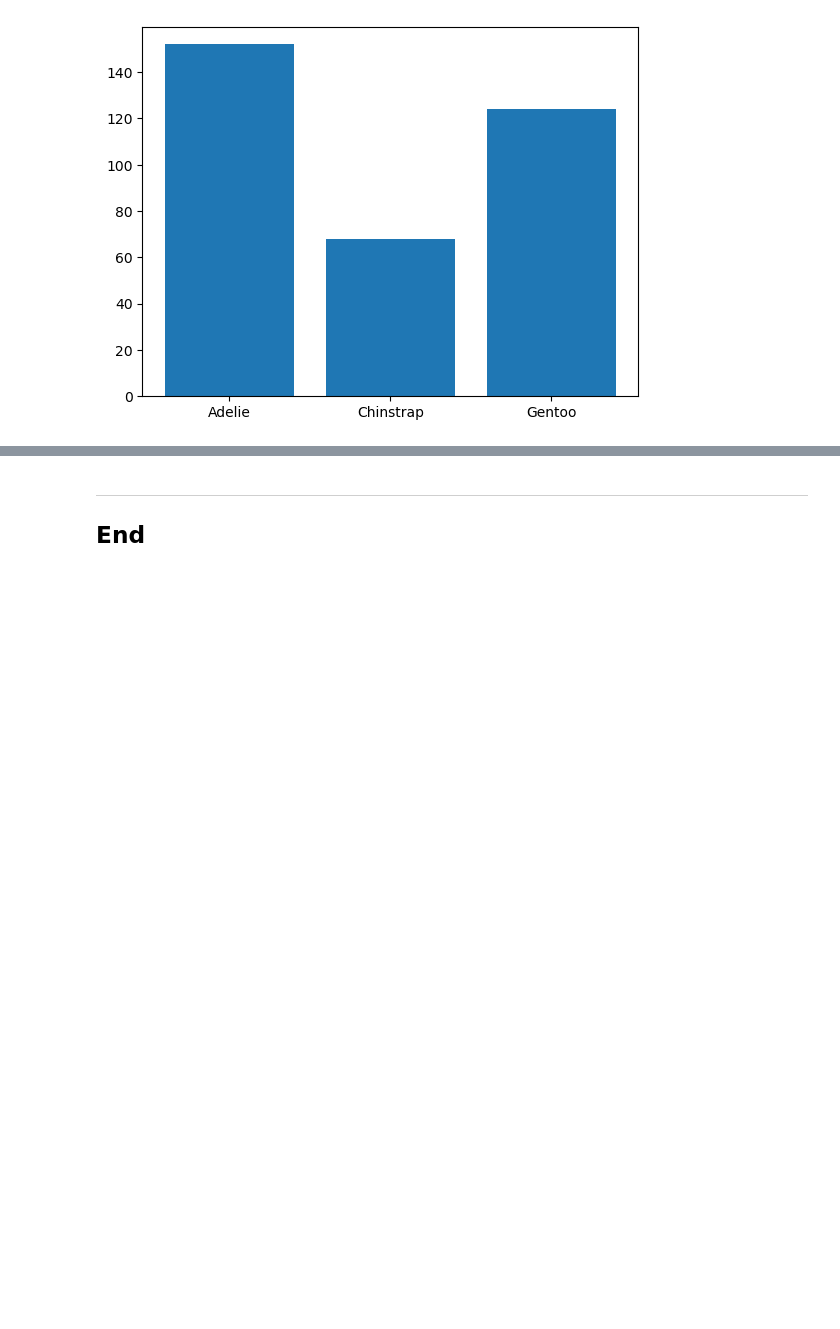
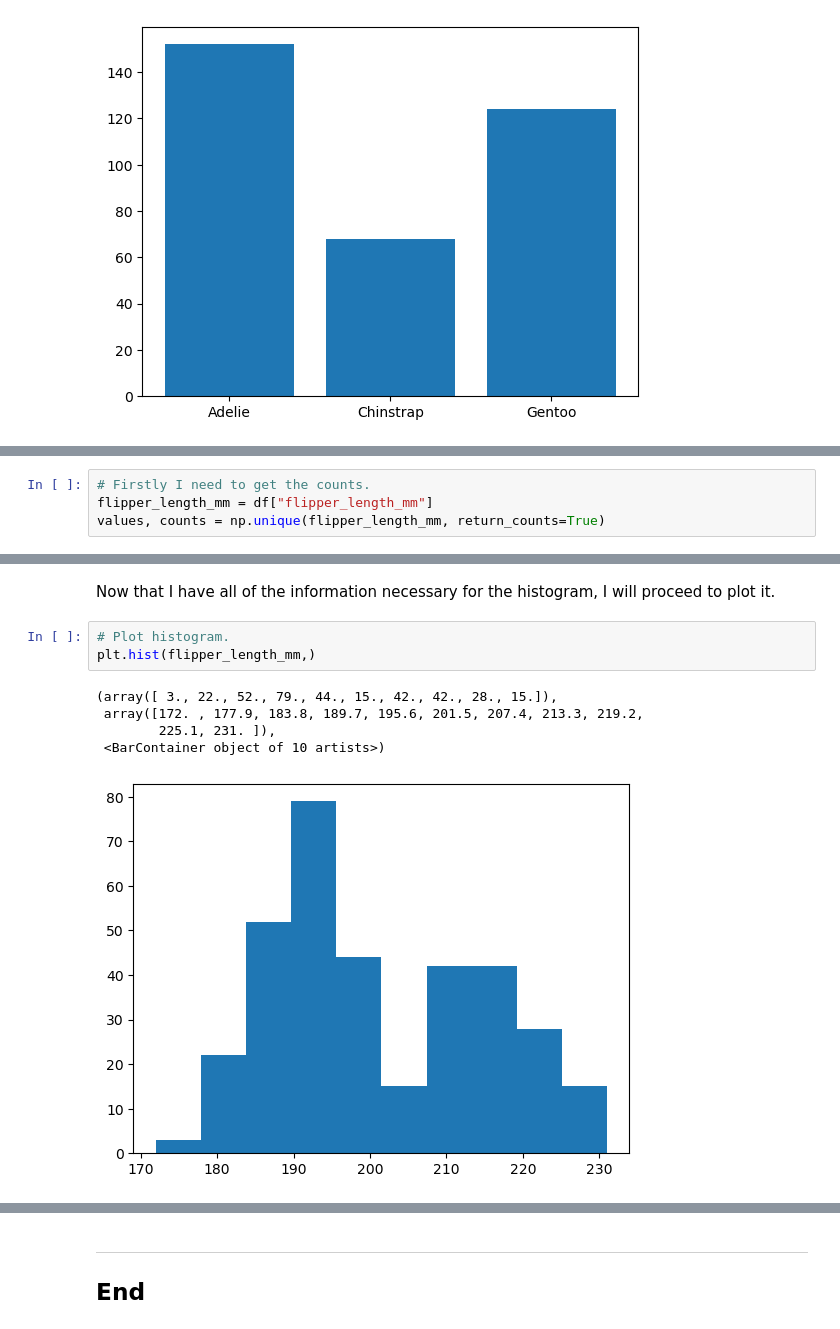
Before and after one commit to coughlo93/PrinciplesOfDataAnalyticsProject, a Jupyter notebook: penguins.ipynb, the cells around one changed output, grey strips where cells are left out. Drawn from its saved outputs; the diff is of its cells as text; blank space fills up the shorter version.

Commit message:
Added histogram

```diff
--- a/penguins.ipynb
+++ b/penguins.ipynb
@@ -164,0 +171,4 @@ plt.bar(values, counts)
+# %%
+# Firstly I need to get the counts.
+flipper_length_mm = df["flipper_length_mm"]
+values, counts = np.unique(flipper_length_mm, return_counts=True)
@@ -164,0 +189,11 @@ plt.bar(values, counts)
+# %% [markdown]
+Now that I have all of the information necessary for the histogram, I will proceed to plot it.
+# %%
+# Plot histogram.
+plt.hist(flipper_length_mm,)
+# %% [output]
+(array([ 3., 22., 52., 79., 44., 15., 42., 42., 28., 15.]),
+ array([172. , 177.9, 183.8, 189.7, 195.6, 201.5, 207.4, 213.3, 219.2,
+        225.1, 231. ]),
+ <BarContainer object of 10 artists>)
+[figure, added]
```
Also changed, not shown: parts of 4 cells of this notebook.
